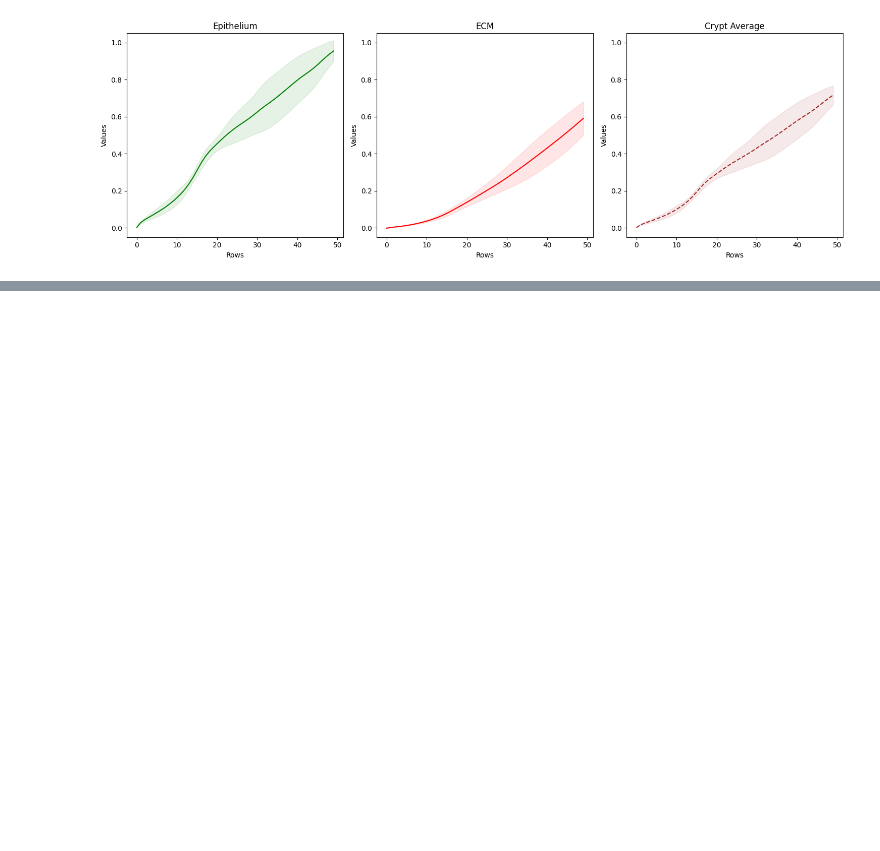
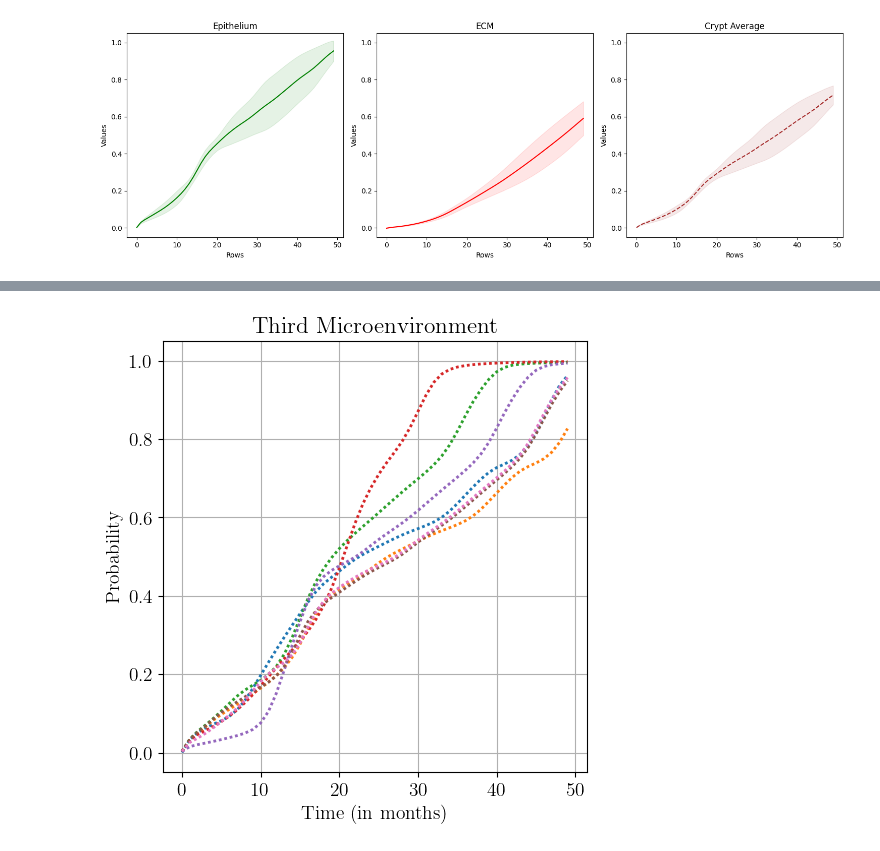
Before and after one commit to purusharths/thesis_archive, a Jupyter notebook: crypt2/crypt2plot.ipynb, the cells around one changed output, grey strips where cells are left out. Drawn from its saved outputs; the diff is of its cells as text; code cells hidden in the pictures; blank space fills up the shorter version.

```diff
--- a/crypt2/crypt2plot.ipynb
+++ b/crypt2/crypt2plot.ipynb
@@ -140,4 +141,7 @@ plt.savefig("crypt2.pdf")
 plt.show()
 # %% [output]
 [figure]
+# %%
+plt.rc('text', usetex=True)
+plt.rc('font', family='serif', size=14)  # Adjust the size parameter as needed
 # %%
@@ -166,6 +170,36 @@ def plot_dashed_subfigures(epi, ecm, overall, linewidth=2, style="--", savefig_n
 plot_dashed_subfigures(epi = df_mat1, ecm = df_mat2, overall=df_all, linewidth=2)
 # %% [output]
 [figure]
+# %%
+import matplotlib.pyplot as plt
+
+def plot_first_subfigure(epi, linewidth=2, style=(0, (1, 1)), savefig_name="crypt2_dashed_default.png"):
+    # Create a 1x1 subfigure
+    fig, ax = plt.subplots(1, 1, figsize=(5, 5))  # 1 row, 1 column
+
+    # Plot the first DataFrame in the subplot
+    epi.plot(linestyle=style, legend=False, linewidth=linewidth, grid=True, ax=ax, alpha=1)
+
+    # Set common labels and title
+    ax.set_ylim(-0.05, 1.05)
+    # ax.set_xlabel("X-axis Label")
+    # ax.set_ylabel("Y-axis Label")
+
+    # Optional: set a common title for the subfigure
+    # plt.suptitle("Subfigure Title", fontsize=16)
+
+    plt.tight_layout()  # Adjust layout for better spacing
+    plt.title("Third Microenvironment")
+    plt.ylabel("Probability")
+    plt.xlabel("Time (in months)")
+    plt.savefig(savefig_name)
+    plt.show()
+
+
+# Assuming df_mat1 is the DataFrame for the first subplot
+plot_first_subfigure(epi=df_mat1, linewidth=2)
+# %% [output]
+[figure, added]
 # %%
 df_mat1.to_csv("heaviside_crypt2mat1.csv", index=False)
 df_mat2.to_csv("heaviside_crypt2mat2.csv", index=False)
```
Also changed, not shown: parts of 2 cells of this notebook, 47 other files.
